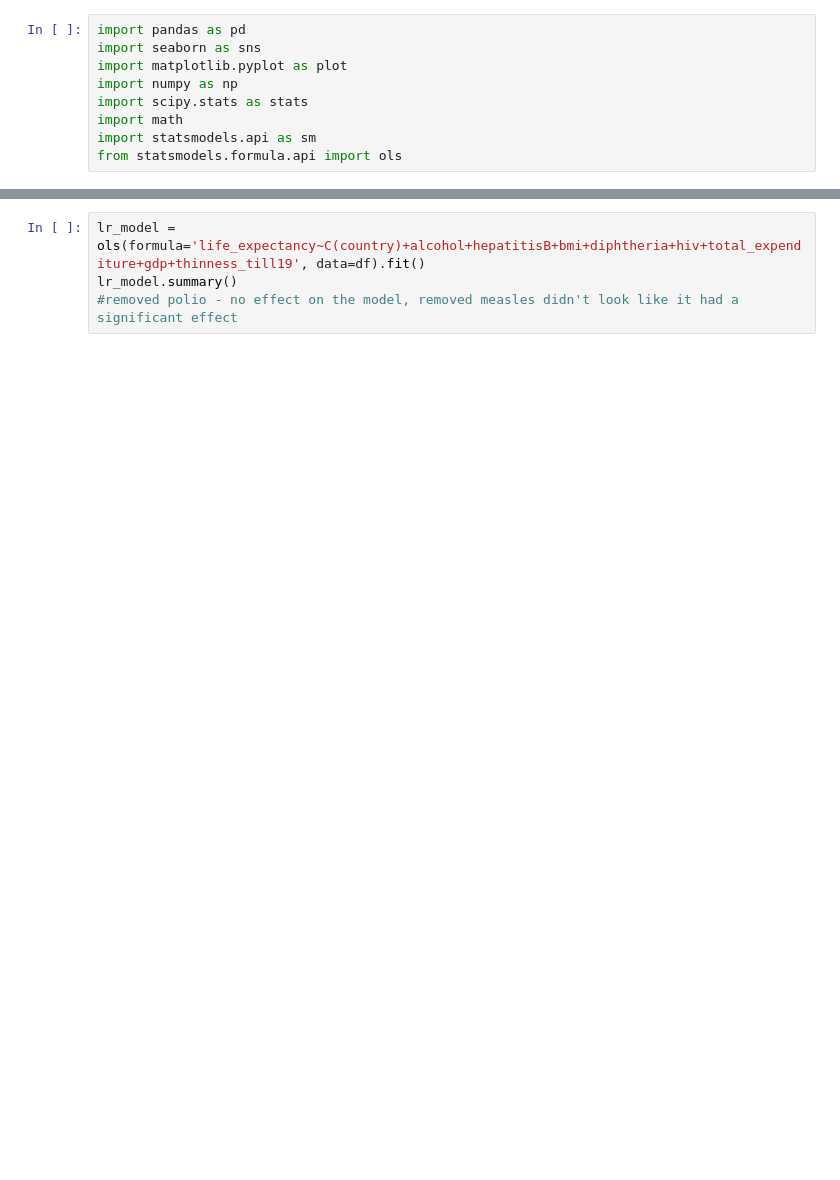
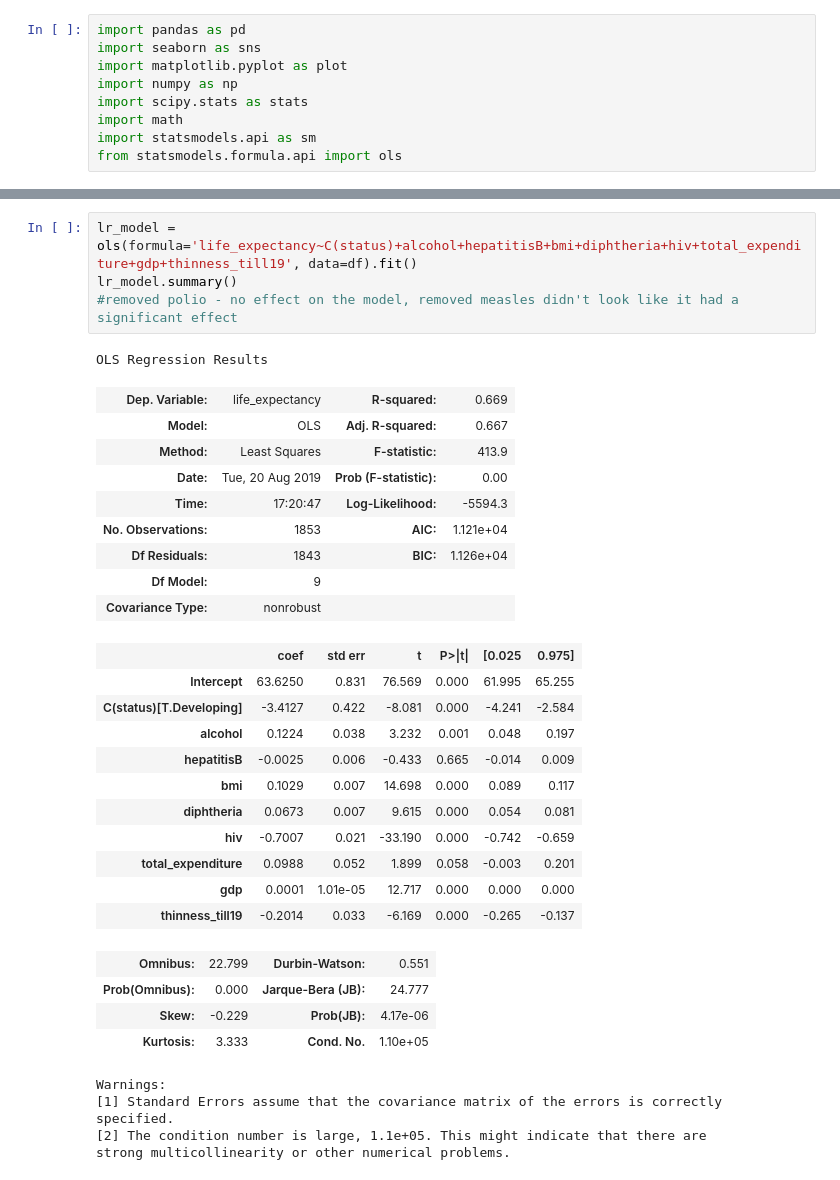
Before and after one commit to DaggerForce/Life_Expectancy_Project, a Jupyter notebook: data_mining.ipynb, the cells around one changed output, grey strips where cells are left out. Cells and saved outputs as stored; diff of their text form; blank space fills up the shorter version.

```diff
--- a/data_mining.ipynb
+++ b/data_mining.ipynb
@@ -25,4 +85,34 @@ lr_model.summary()
 # %%
-lr_model = ols(formula='life_expectancy~C(country)+alcohol+hepatitisB+bmi+diphtheria+hiv+total_expenditure+gdp+thinness_till19', data=df).fit()
+lr_model = ols(formula='life_expectancy~C(status)+alcohol+hepatitisB+bmi+diphtheria+hiv+total_expenditure+gdp+thinness_till19', data=df).fit()
 lr_model.summary()
 #removed polio - no effect on the model, removed measles didn't look like it had a significant effect
+# %% [output]
+OLS Regression Results
+| Dep. Variable: | life_expectancy | R-squared: | 0.669 |
+| Model: | OLS | Adj. R-squared: | 0.667 |
+| Method: | Least Squares | F-statistic: | 413.9 |
+| Date: | Tue, 20 Aug 2019 | Prob (F-statistic): | 0.00 |
+| Time: | 17:20:47 | Log-Likelihood: | -5594.3 |
+| No. Observations: | 1853 | AIC: | 1.121e+04 |
+| Df Residuals: | 1843 | BIC: | 1.126e+04 |
+| Df Model: | 9 |  |  |
+| Covariance Type: | nonrobust |  |  |
+|  | coef | std err | t | P>|t| | [0.025 | 0.975] |
+| Intercept | 63.6250 | 0.831 | 76.569 | 0.000 | 61.995 | 65.255 |
+| C(status)[T.Developing] | -3.4127 | 0.422 | -8.081 | 0.000 | -4.241 | -2.584 |
+| alcohol | 0.1224 | 0.038 | 3.232 | 0.001 | 0.048 | 0.197 |
+| hepatitisB | -0.0025 | 0.006 | -0.433 | 0.665 | -0.014 | 0.009 |
+| bmi | 0.1029 | 0.007 | 14.698 | 0.000 | 0.089 | 0.117 |
+| diphtheria | 0.0673 | 0.007 | 9.615 | 0.000 | 0.054 | 0.081 |
+| hiv | -0.7007 | 0.021 | -33.190 | 0.000 | -0.742 | -0.659 |
+| total_expenditure | 0.0988 | 0.052 | 1.899 | 0.058 | -0.003 | 0.201 |
+| gdp | 0.0001 | 1.01e-05 | 12.717 | 0.000 | 0.000 | 0.000 |
+| thinness_till19 | -0.2014 | 0.033 | -6.169 | 0.000 | -0.265 | -0.137 |
+| Omnibus: | 22.799 | Durbin-Watson: | 0.551 |
+| Prob(Omnibus): | 0.000 | Jarque-Bera (JB): | 24.777 |
+| Skew: | -0.229 | Prob(JB): | 4.17e-06 |
+| Kurtosis: | 3.333 | Cond. No. | 1.10e+05 |
+Warnings:
+[1] Standard Errors assume that the covariance matrix of the errors is correctly specified.
+[2] The condition number is large, 1.1e+05. This might indicate that there are
+strong multicollinearity or other numerical problems.
```
Also changed, not shown: parts of 6 cells of this notebook, 1 other file.
